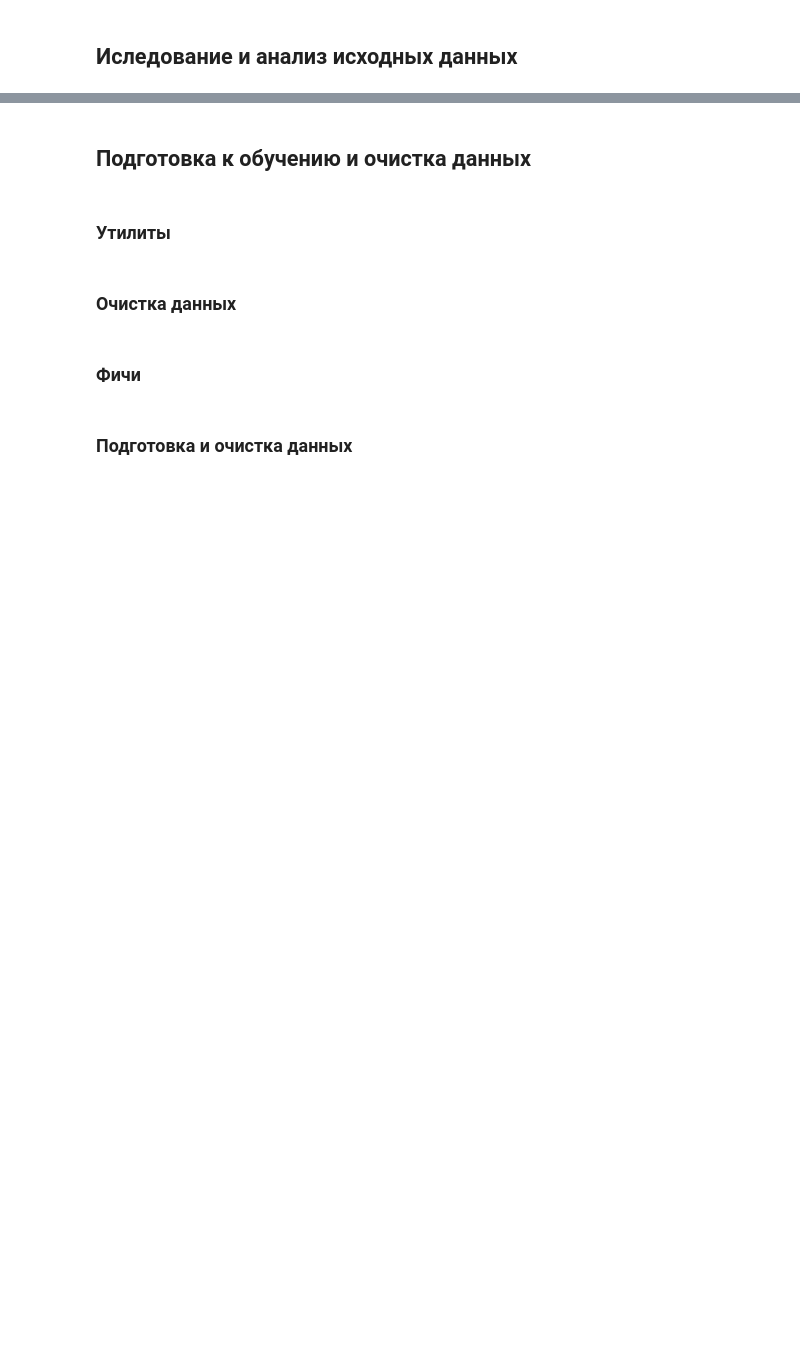
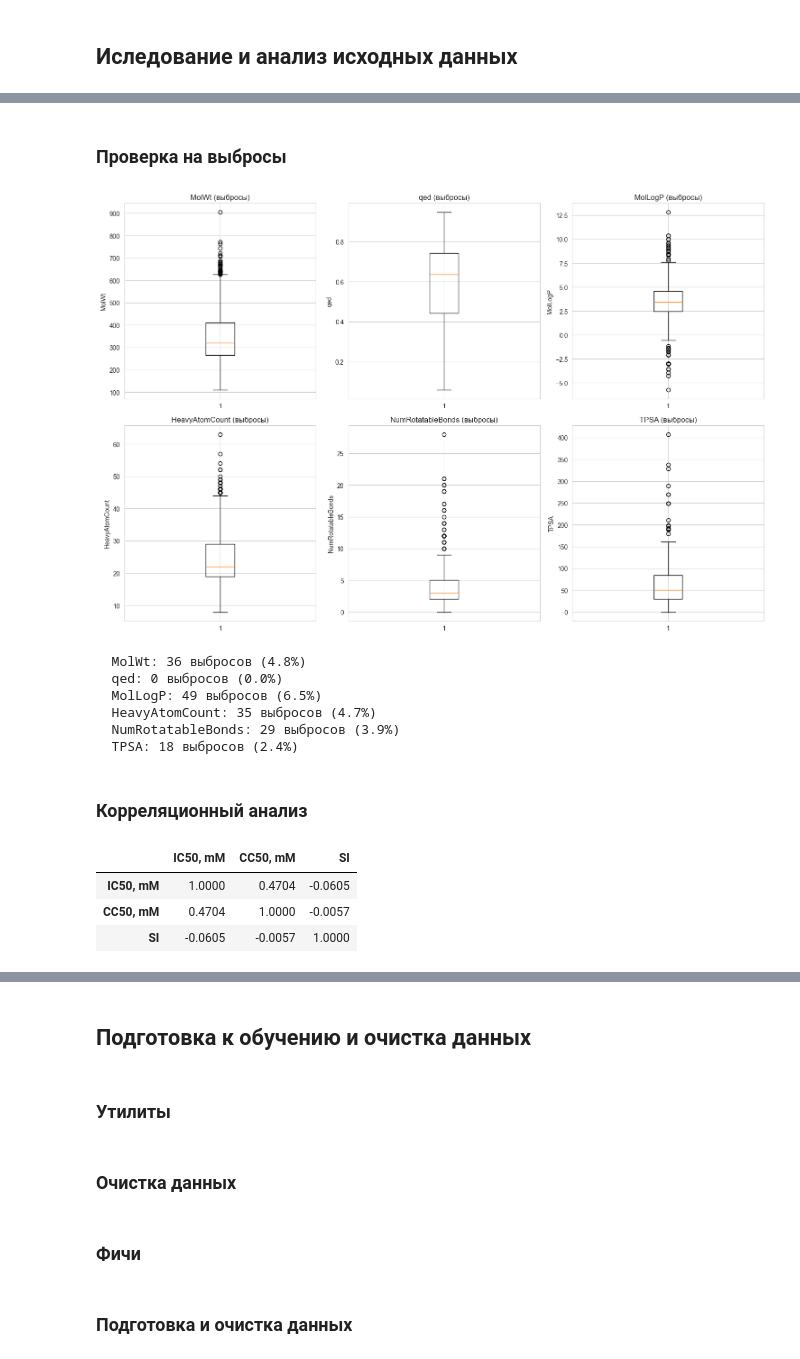
Before and after one commit to LeonNayd/chemai-predict-the-cure, a Jupyter notebook: notebooks/final_pipeline.ipynb, the cells around one changed output, grey strips where cells are left out. Drawn from its saved outputs; the diff is of its cells as text; code cells hidden in the pictures; blank space fills up the shorter version.

```diff
--- a/notebooks/final_pipeline.ipynb
+++ b/notebooks/final_pipeline.ipynb
@@ -52,0 +202,14 @@ SUBMISSIONS_DIR.mkdir(parents=True, exist_ok=True)
+# %% [markdown]
+### Проверка на выбросы
+# %%
+fig, axes = plt.subplots(2, 3, figsize=(15, 10))
+axes = axes.flatten()
+features_for_boxplot = ['MolWt', 'qed', 'MolLogP', 'HeavyAtomCount', 'NumRotatableBonds', 'TPSA']
+for i, col in enumerate(features_for_boxplot):
+    if col in train_df.columns:
+        axes[i].boxplot(train_df[col], vert=True)
+        axes[i].set_title(f'{col} (выбросы)')
+        axes[i].set_ylabel(col)
+plt.tight_layout()
+# %% [output]
+[figure, added]
@@ -52,0 +226,25 @@ SUBMISSIONS_DIR.mkdir(parents=True, exist_ok=True)
+# %%
+# Количество выбросов (по методу IQR) в ключевых признаках
+for col in features_for_boxplot:
+    if col in train_df.columns:
+        n_outliers = count_outliers_iqr(train_df, col)
+        print(f"  {col}: {n_outliers} выбросов ({n_outliers/len(train_df)*100:.1f}%)")
+# %% [output]
+  MolWt: 36 выбросов (4.8%)
+  qed: 0 выбросов (0.0%)
+  MolLogP: 49 выбросов (6.5%)
+  HeavyAtomCount: 35 выбросов (4.7%)
+  NumRotatableBonds: 29 выбросов (3.9%)
+  TPSA: 18 выбросов (2.4%)
+# %% [markdown]
+### Корреляционный анализ
+# %%
+# Корреляции целевых переменных между собой
+target_corr = train_df[RAW_TARGET_COLS].corr()
+
+target_corr.round(4)
+# %% [output]
+|  | IC50, mM | CC50, mM | SI |
+| IC50, mM | 1.0000 | 0.4704 | -0.0605 |
+| CC50, mM | 0.4704 | 1.0000 | -0.0057 |
+| SI | -0.0605 | -0.0057 | 1.0000 |
```
Also changed, not shown: parts of 41 cells of this notebook, 3 other files.
